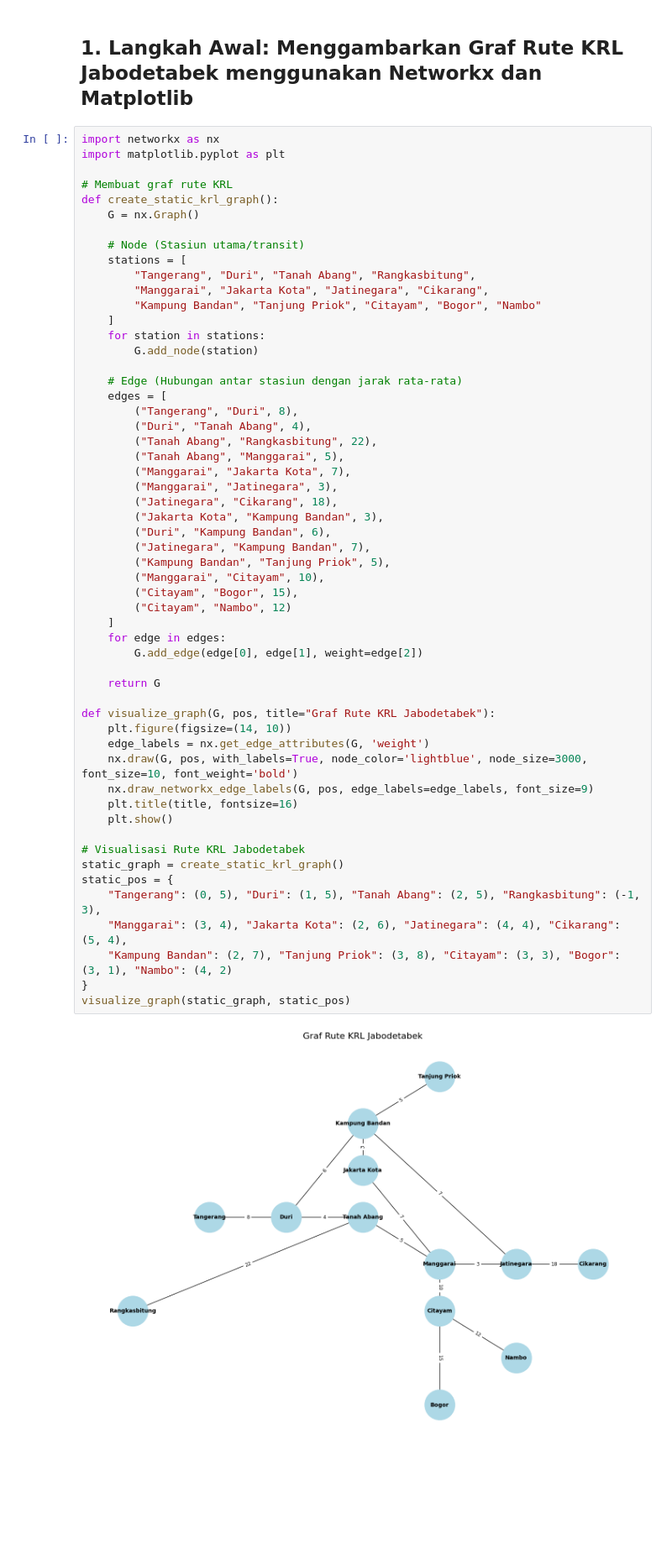
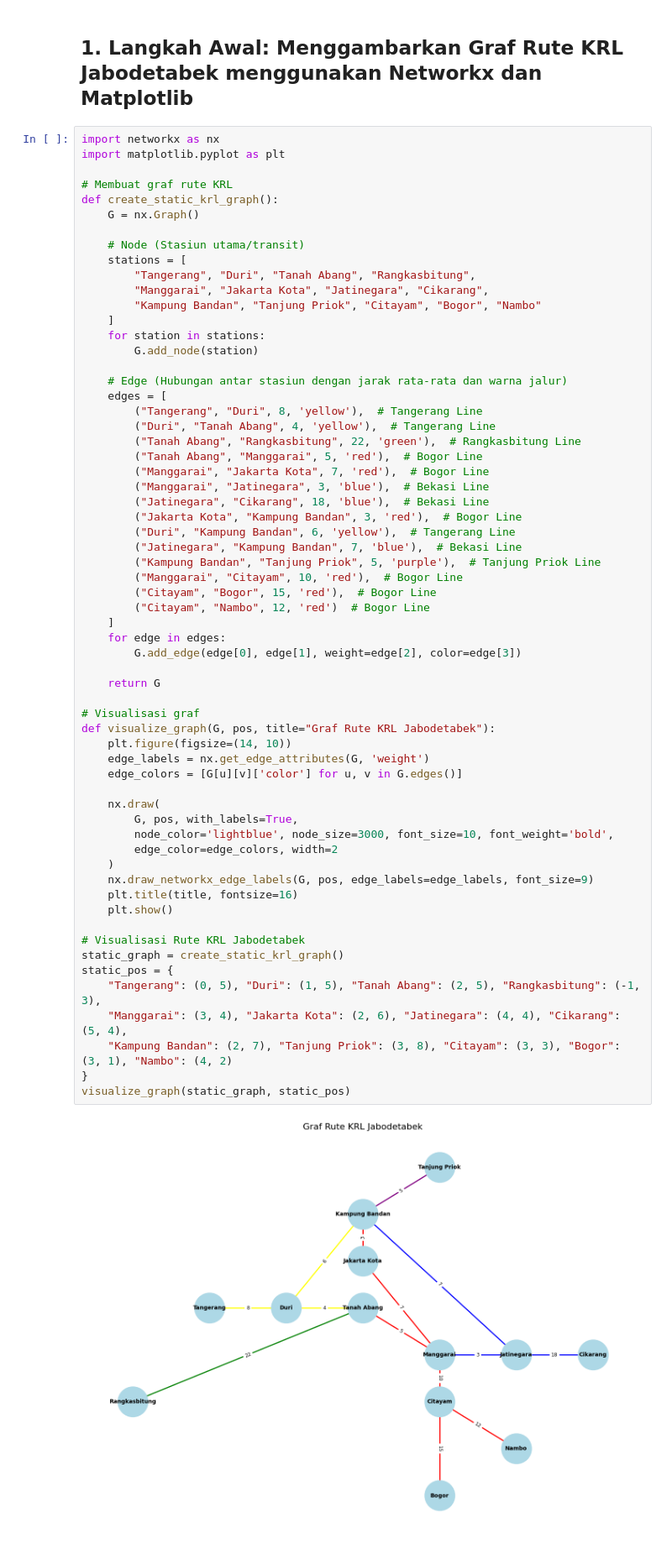
Before and after one commit to cerealtwist/AKA_Public-Transport-Optimization, a Jupyter notebook: AKA_TransportMain.ipynb, the cells around one changed output. Shown at 84% size. Saved outputs shown, nothing was run; the diff lists cells and outputs as text; blank space fills up the shorter version.

```diff
--- a/AKA_TransportMain.ipynb
+++ b/AKA_TransportMain.ipynb
@@ -21,51 +21,58 @@ def create_static_krl_graph():
     stations = [
         "Tangerang", "Duri", "Tanah Abang", "Rangkasbitung",
         "Manggarai", "Jakarta Kota", "Jatinegara", "Cikarang",
         "Kampung Bandan", "Tanjung Priok", "Citayam", "Bogor", "Nambo"
     ]
     for station in stations:
         G.add_node(station)
 
-    # Edge (Hubungan antar stasiun dengan jarak rata-rata)
+    # Edge (Hubungan antar stasiun dengan jarak rata-rata dan warna jalur)
     edges = [
-        ("Tangerang", "Duri", 8),
-        ("Duri", "Tanah Abang", 4),
-        ("Tanah Abang", "Rangkasbitung", 22),
-        ("Tanah Abang", "Manggarai", 5),
-        ("Manggarai", "Jakarta Kota", 7),
-        ("Manggarai", "Jatinegara", 3),
-        ("Jatinegara", "Cikarang", 18),
-        ("Jakarta Kota", "Kampung Bandan", 3),
-        ("Duri", "Kampung Bandan", 6),
-        ("Jatinegara", "Kampung Bandan", 7),
-        ("Kampung Bandan", "Tanjung Priok", 5),
-        ("Manggarai", "Citayam", 10),
-        ("Citayam", "Bogor", 15),
-        ("Citayam", "Nambo", 12)
+        ("Tangerang", "Duri", 8, 'yellow'),  # Tangerang Line
+        ("Duri", "Tanah Abang", 4, 'yellow'),  # Tangerang Line
+        ("Tanah Abang", "Rangkasbitung", 22, 'green'),  # Rangkasbitung Line
+        ("Tanah Abang", "Manggarai", 5, 'red'),  # Bogor Line
+        ("Manggarai", "Jakarta Kota", 7, 'red'),  # Bogor Line
+        ("Manggarai", "Jatinegara", 3, 'blue'),  # Bekasi Line
+        ("Jatinegara", "Cikarang", 18, 'blue'),  # Bekasi Line
+        ("Jakarta Kota", "Kampung Bandan", 3, 'red'),  # Bogor Line
+        ("Duri", "Kampung Bandan", 6, 'yellow'),  # Tangerang Line
+        ("Jatinegara", "Kampung Bandan", 7, 'blue'),  # Bekasi Line
+        ("Kampung Bandan", "Tanjung Priok", 5, 'purple'),  # Tanjung Priok Line
+        ("Manggarai", "Citayam", 10, 'red'),  # Bogor Line
+        ("Citayam", "Bogor", 15, 'red'),  # Bogor Line
+        ("Citayam", "Nambo", 12, 'red')  # Bogor Line
     ]
     for edge in edges:
-        G.add_edge(edge[0], edge[1], weight=edge[2])
+        G.add_edge(edge[0], edge[1], weight=edge[2], color=edge[3])
 
     return G
 
+# Visualisasi graf
 def visualize_graph(G, pos, title="Graf Rute KRL Jabodetabek"):
     plt.figure(figsize=(14, 10))
     edge_labels = nx.get_edge_attributes(G, 'weight')
-    nx.draw(G, pos, with_labels=True, node_color='lightblue', node_size=3000, font_size=10, font_weight='bold')
+    edge_colors = [G[u][v]['color'] for u, v in G.edges()]
+
+    nx.draw(
+        G, pos, with_labels=True,
+        node_color='lightblue', node_size=3000, font_size=10, font_weight='bold',
+        edge_color=edge_colors, width=2
+    )
     nx.draw_networkx_edge_labels(G, pos, edge_labels=edge_labels, font_size=9)
     plt.title(title, fontsize=16)
     plt.show()
 
 # Visualisasi Rute KRL Jabodetabek
 static_graph = create_static_krl_graph()
 static_pos = {
     "Tangerang": (0, 5), "Duri": (1, 5), "Tanah Abang": (2, 5), "Rangkasbitung": (-1, 3),
     "Manggarai": (3, 4), "Jakarta Kota": (2, 6), "Jatinegara": (4, 4), "Cikarang": (5, 4),
     "Kampung Bandan": (2, 7), "Tanjung Priok": (3, 8), "Citayam": (3, 3), "Bogor": (3, 1), "Nambo": (4, 2)
 }
 visualize_graph(static_graph, static_pos)
 # %% [output]
-[figure, old version]
+[figure, new version]
 # %% [markdown]
 >## Algoritma Iteratif Menggunakan Dijkstra Untuk Mencari Rute Terpendek
 # %%
```
Also changed, not shown: parts of 12 cells of this notebook.
